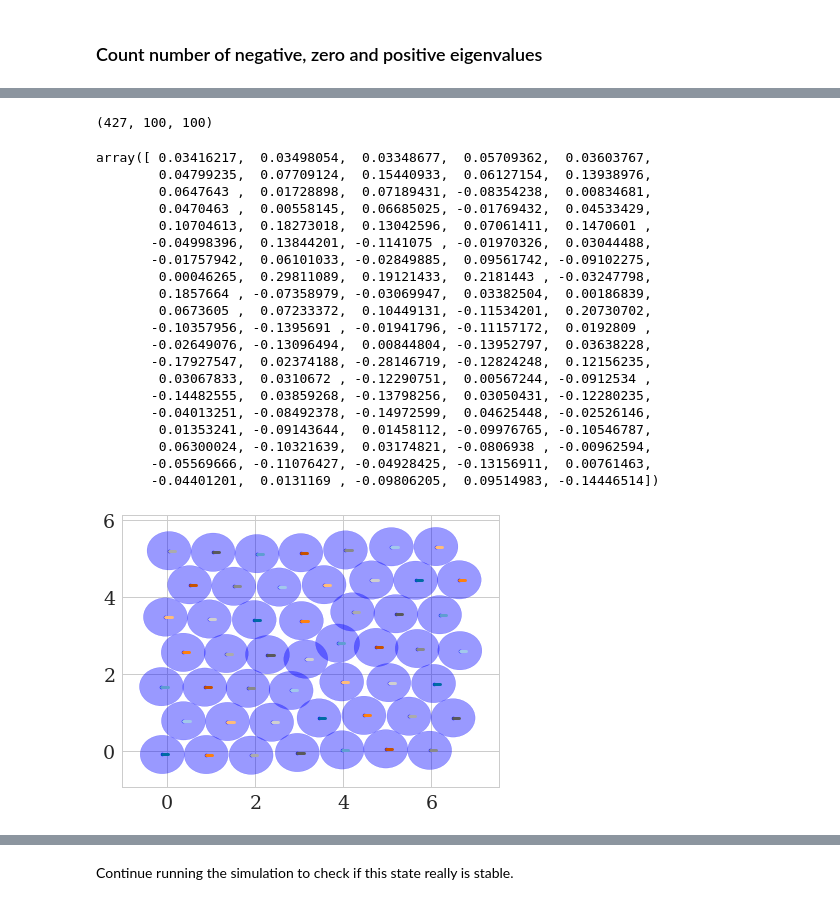
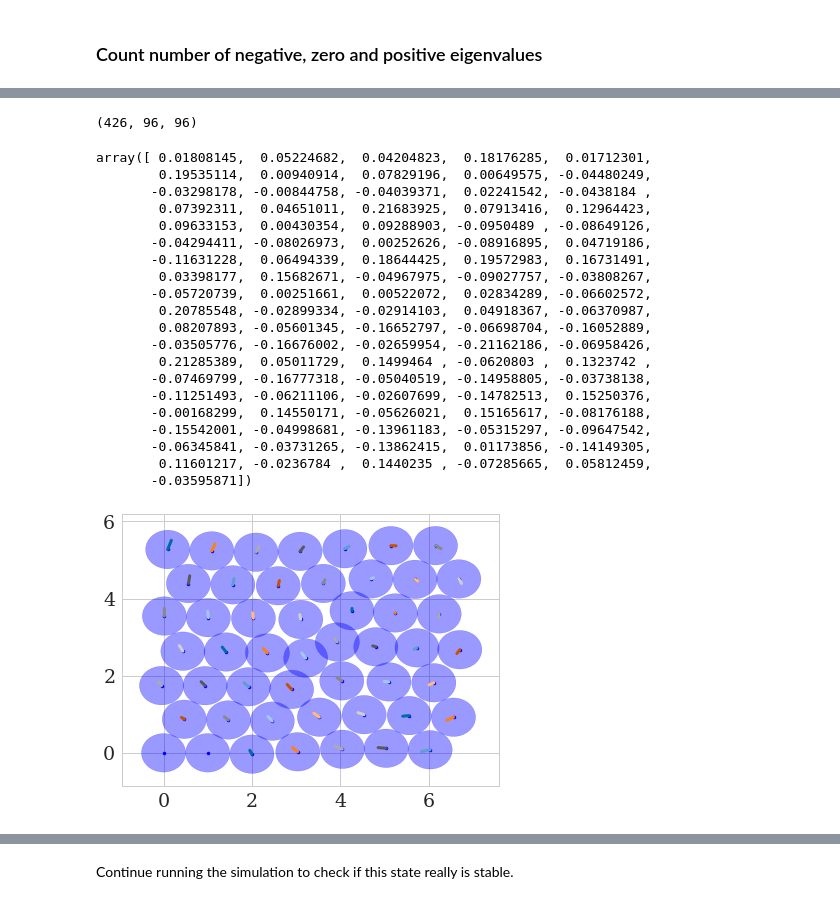
Before and after one commit to somathias/cbmos, a Jupyter notebook: exp-draft_global_adaptivity_locally_compressed_monolayer_fixed_cells.ipynb, the cells around one changed output, grey strips where cells are left out. Drawn from its saved outputs; the diff is of its cells as text; code cells hidden in the pictures.

```diff
--- a/exp-draft_global_adaptivity_locally_compressed_monolayer_fixed_cells.ipynb
+++ b/exp-draft_global_adaptivity_locally_compressed_monolayer_fixed_cells.ipynb
@@ -135,17 +135,18 @@ def plot_population(cell_list, color='blue'):
 # %%
 # plot function
 # eigenvector must contain eigenvector corresponding to a single eigenvalue
-def plot_eigenvector_on_population(cell_list, eigenvector, color='blue'):
+def plot_eigenvector_on_population(cell_list, eigenvector, n0, color='blue'):
     fig=plt.figure()
     ax=fig.add_subplot(1,1,1)
     #colors = 10*plt.rcParams['axes.prop_cycle'].by_key()['color']
     n_cells = len(cell_list)
-    eigenvector = eigenvector.reshape((n_cells, -1))
+    eigenvector = eigenvector.reshape((n_cells-n0, -1))
     for i in range(n_cells):
         #ax.add_patch(plt.Circle(cell_list[i].position ,0.5,color=colors[i], alpha=0.6))
         ax.add_patch(plt.Circle(cell_list[i].position ,0.5,color=color, alpha=0.4))
         plt.plot(cell_list[i].position[0], cell_list[i].position[1], '.', color=color)
-        plt.plot([cell_list[i].position[0], cell_list[i].position[0] + eigenvector[i, 0]], [cell_list[i].position[1],cell_list[i].position[1]+eigenvector[i,1]])
+        if i >= n0:
+            plt.plot([cell_list[i].position[0], cell_list[i].position[0] + eigenvector[i-n0, 0]], [cell_list[i].position[1],cell_list[i].position[1]+eigenvector[i-n0,1]])
     plt.show()
 # %%
 sheet = make_hexagonal_mesh(4)
@@ -176,8 +177,11 @@ try:
 except FileNotFoundError:
     print('Nothing to delete.')
 
-ts, history = models_ef[force].simulate(sheet, t_data, params[force], {"eps": 0.001, "out": filename_ending[force], 'write_to_file': True, 'jacobian': models_ef[force].jacobian, 'force_args': params[force], 'fix_eqs': 4}, seed=seed)
+n0 = 2
+
+
+ts, history = models_ef[force].simulate(sheet, t_data, params[force], {"eps": 0.001, "out": filename_ending[force], 'write_to_file': True, 'jacobian': models_ef[force].jacobian, 'force_args': params[force], 'fix_eqs': n0*dim}, seed=seed)
 
 eigenvalues_cubic = np.loadtxt('eigenvalues'+filename_ending['cubic']+'.txt')
 eigenvectors_cubic = np.loadtxt('eigenvectors'+filename_ending['cubic']+'.txt')
-eigenvectors_cubic = eigenvectors_cubic.reshape((-1,50*dim, 50*dim), order='F')
+eigenvectors_cubic = eigenvectors_cubic.reshape((-1,(50-n0)*dim, (50-n0)*dim), order='F')
@@ -259,34 +264,34 @@ array([-1.36950713e+01, -9.92568544e+00, -9.44947394e+00, -9.15560861e+00,
 # %%
 eigenvectors_cubic.shape
 # %% [output]
-(427, 100, 100)
+(426, 96, 96)
 # %%
 eigenvectors_cubic[-1, :, -4]
 # %% [output]
-array([ 0.03416217,  0.03498054,  0.03348677,  0.05709362,  0.03603767,
-        0.04799235,  0.07709124,  0.15440933,  0.06127154,  0.13938976,
-        0.0647643 ,  0.01728898,  0.07189431, -0.08354238,  0.00834681,
-        0.0470463 ,  0.00558145,  0.06685025, -0.01769432,  0.04533429,
-        0.10704613,  0.18273018,  0.13042596,  0.07061411,  0.1470601 ,
-       -0.04998396,  0.13844201, -0.1141075 , -0.01970326,  0.03044488,
-       -0.01757942,  0.06101033, -0.02849885,  0.09561742, -0.09102275,
-        0.00046265,  0.29811089,  0.19121433,  0.2181443 , -0.03247798,
-        0.1857664 , -0.07358979, -0.03069947,  0.03382504,  0.00186839,
-        0.0673605 ,  0.07233372,  0.10449131, -0.11534201,  0.20730702,
-       -0.10357956, -0.1395691 , -0.01941796, -0.11157172,  0.0192809 ,
-       -0.02649076, -0.13096494,  0.00844804, -0.13952797,  0.03638228,
-       -0.17927547,  0.02374188, -0.28146719, -0.12824248,  0.12156235,
-        0.03067833,  0.0310672 , -0.12290751,  0.00567244, -0.0912534 ,
-       -0.14482555,  0.03859268, -0.13798256,  0.03050431, -0.12280235,
-       -0.04013251, -0.08492378, -0.14972599,  0.04625448, -0.02526146,
-        0.01353241, -0.09143644,  0.01458112, -0.09976765, -0.10546787,
-        0.06300024, -0.10321639,  0.03174821, -0.0806938 , -0.00962594,
-       -0.05569666, -0.11076427, -0.04928425, -0.13156911,  0.00761463,
-       -0.04401201,  0.0131169 , -0.09806205,  0.09514983, -0.14446514])
+array([ 0.01808145,  0.05224682,  0.04204823,  0.18176285,  0.01712301,
+        0.19535114,  0.00940914,  0.07829196,  0.00649575, -0.04480249,
+       -0.03298178, -0.00844758, -0.04039371,  0.02241542, -0.0438184 ,
+        0.07392311,  0.04651011,  0.21683925,  0.07913416,  0.12964423,
+        0.09633153,  0.00430354,  0.09288903, -0.0950489 , -0.08649126,
+       -0.04294411, -0.08026973,  0.00252626, -0.08916895,  0.04719186,
+       -0.11631228,  0.06494339,  0.18644425,  0.19572983,  0.16731491,
+        0.03398177,  0.15682671, -0.04967975, -0.09027757, -0.03808267,
+       -0.05720739,  0.00251661,  0.00522072,  0.02834289, -0.06602572,
+        0.20785548, -0.02899334, -0.02914103,  0.04918367, -0.06370987,
+        0.08207893, -0.05601345, -0.16652797, -0.06698704, -0.16052889,
+       -0.03505776, -0.16676002, -0.02659954, -0.21162186, -0.06958426,
+        0.21285389,  0.05011729,  0.1499464 , -0.0620803 ,  0.1323742 ,
+       -0.07469799, -0.16777318, -0.05040519, -0.14958805, -0.03738138,
+       -0.11251493, -0.06211106, -0.02607699, -0.14782513,  0.15250376,
+       -0.00168299,  0.14550171, -0.05626021,  0.15165617, -0.08176188,
+       -0.15542001, -0.04998681, -0.13961183, -0.05315297, -0.09647542,
+       -0.06345841, -0.03731265, -0.13862415,  0.01173856, -0.14149305,
+        0.11601217, -0.0236784 ,  0.1440235 , -0.07285665,  0.05812459,
+       -0.03595871])
 # %%
 time_index = -1
-plot_eigenvector_on_population(history[time_index], eigenvectors_cubic[time_index, :, -3]) # zero eigenvalue = translation in y
+plot_eigenvector_on_population(history[time_index], eigenvectors_cubic[time_index, :, -3], n0) # zero eigenvalue = translation in y
 # %% [output]
-[figure, old version]
+[figure, new version]
 # %%
 time_index = -1
```
Also changed, not shown: parts of 33 cells of this notebook.
